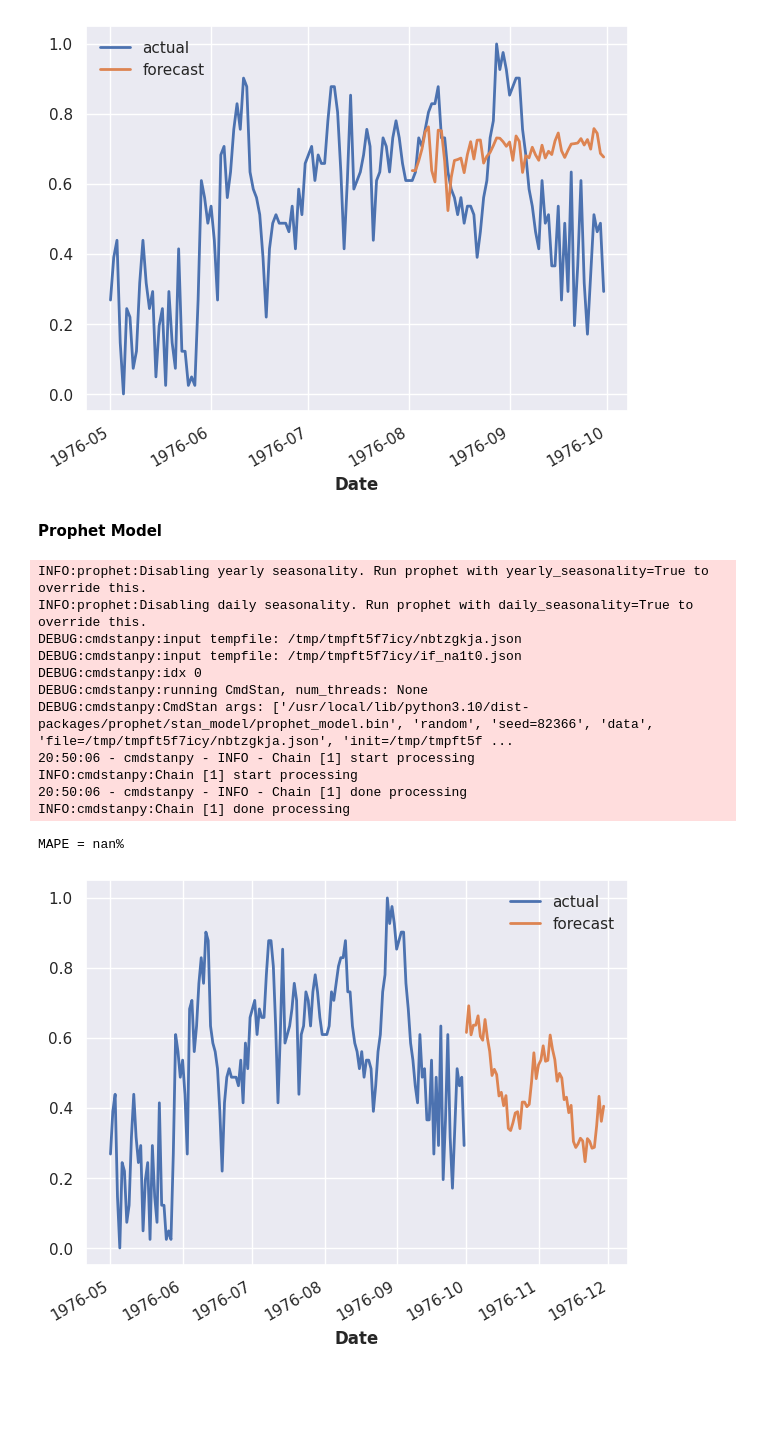
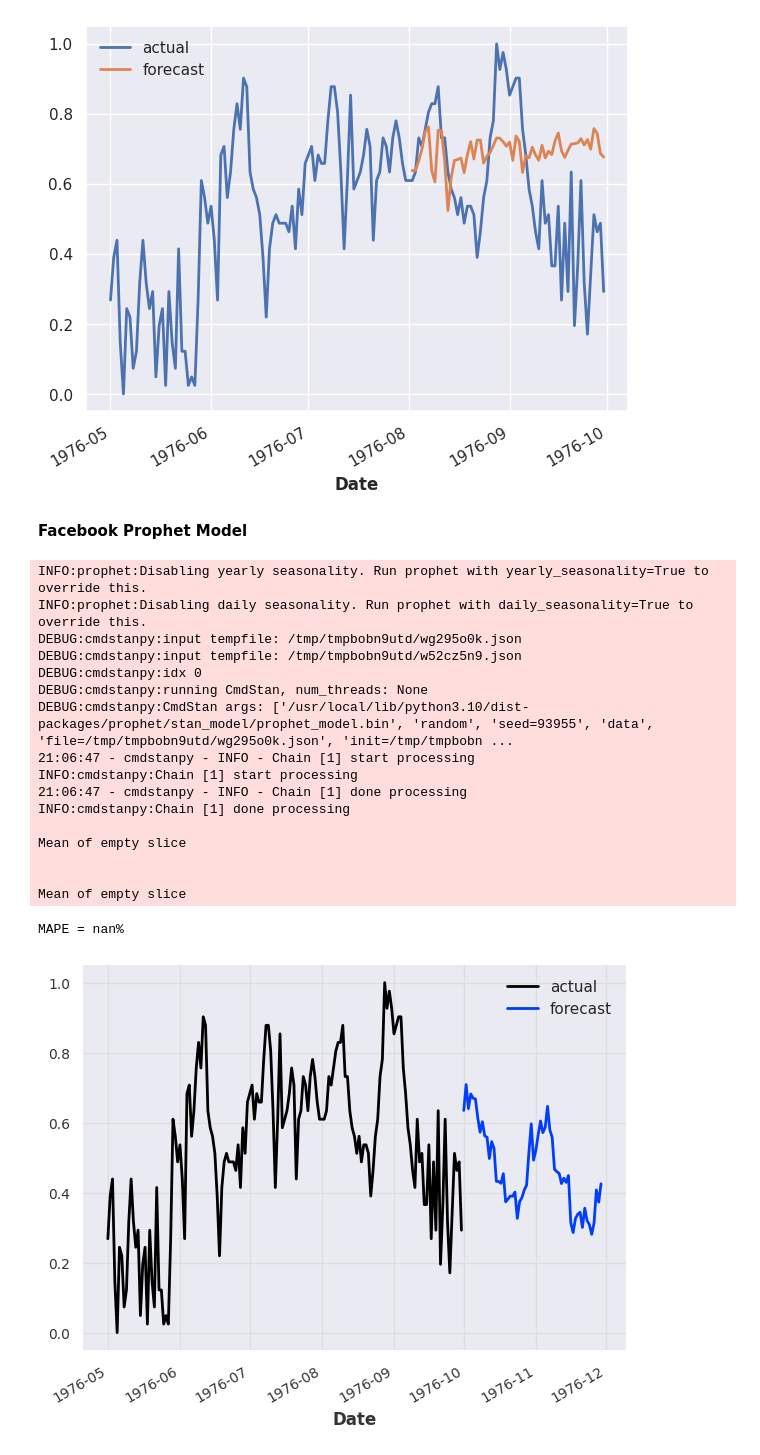
Before and after one commit to myconcordia/A2I2, a Jupyter notebook: Darts_AirQuality.ipynb, the cells around one changed output. Saved outputs shown, nothing was run; the diff lists cells and outputs as text; code cells hidden in the pictures; blank space fills up the shorter version.

```diff
--- a/Darts_AirQuality.ipynb
+++ b/Darts_AirQuality.ipynb
@@ -1044,41 +1235,38 @@ INFO:pytorch_lightning.utilities.rank_zero:HPU available: False, using: 0 HPUs
 MAPE = 45.43%
 [figure]
 # %% [markdown]
-**Prophet Model**
+**Facebook Prophet Model**
 # %%
-from darts.models import Prophet
-from darts.utils.timeseries_generation import datetime_attribute_timeseries
 # optionally, use some future covariates; e.g. the value of the month encoded as a sine and cosine series
 future_cov = datetime_attribute_timeseries(series, "day", cyclic=True, add_length=60)
 # adding a seasonality (daily, weekly and yearly are included by default) and holidays
-model = Prophet(
-    add_seasonalities={
-        'name':"quarterly_seasonality",
-        'seasonal_periods':4,
-        'fourier_order':5
-        },
-)
+model = Prophet(add_seasonalities={'name':"quarterly_seasonality",'seasonal_periods':16,'fourier_order':5})
 model.fit(series, future_covariates=future_cov)
 pred = model.predict(n=60, future_covariates=future_cov)
 
 # plot the actual data
 series.plot(label="actual")
 # overlay the actual data with the predictions
 pred.plot(label="forecast")
 
 plt.legend()
 print("MAPE = {:.2f}%".format(mape(series, pred)))
 # %% [output]
 INFO:prophet:Disabling yearly seasonality. Run prophet with yearly_seasonality=True to override this.
 INFO:prophet:Disabling daily seasonality. Run prophet with daily_seasonality=True to override this.
-DEBUG:cmdstanpy:input tempfile: /tmp/tmpft5f7icy/nbtzgkja.json
-DEBUG:cmdstanpy:input tempfile: /tmp/tmpft5f7icy/if_na1t0.json
+DEBUG:cmdstanpy:input tempfile: /tmp/tmpbobn9utd/wg295o0k.json
+DEBUG:cmdstanpy:input tempfile: /tmp/tmpbobn9utd/w52cz5n9.json
 DEBUG:cmdstanpy:idx 0
 DEBUG:cmdstanpy:running CmdStan, num_threads: None
-DEBUG:cmdstanpy:CmdStan args: ['/usr/local/lib/python3.10/dist-packages/prophet/stan_model/prophet_model.bin', 'random', 'seed=82366', 'data', 'file=/tmp/tmpft5f7icy/nbtzgkja.json', 'init=/tmp/tmpft5f ...
-20:50:06 - cmdstanpy - INFO - Chain [1] start processing
+DEBUG:cmdstanpy:CmdStan args: ['/usr/local/lib/python3.10/dist-packages/prophet/stan_model/prophet_model.bin', 'random', 'seed=93955', 'data', 'file=/tmp/tmpbobn9utd/wg295o0k.json', 'init=/tmp/tmpbobn ...
+21:06:47 - cmdstanpy - INFO - Chain [1] start processing
 INFO:cmdstanpy:Chain [1] start processing
-20:50:06 - cmdstanpy - INFO - Chain [1] done processing
+21:06:47 - cmdstanpy - INFO - Chain [1] done processing
 INFO:cmdstanpy:Chain [1] done processing
+
+Mean of empty slice
+
+
+Mean of empty slice
 MAPE = nan%
-[figure, old version]
+[figure, new version]
```
Also changed, not shown: parts of 37 cells of this notebook.
